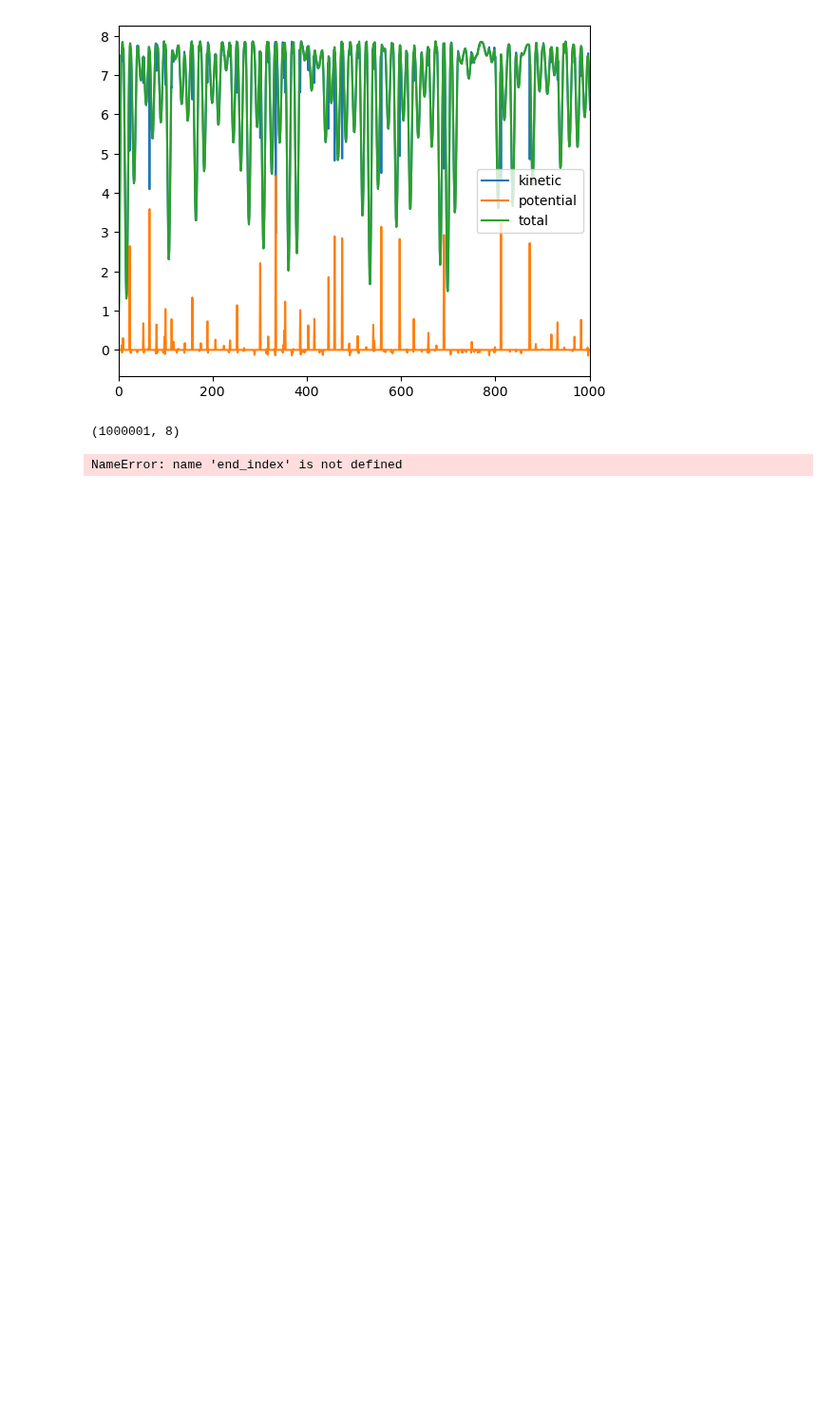
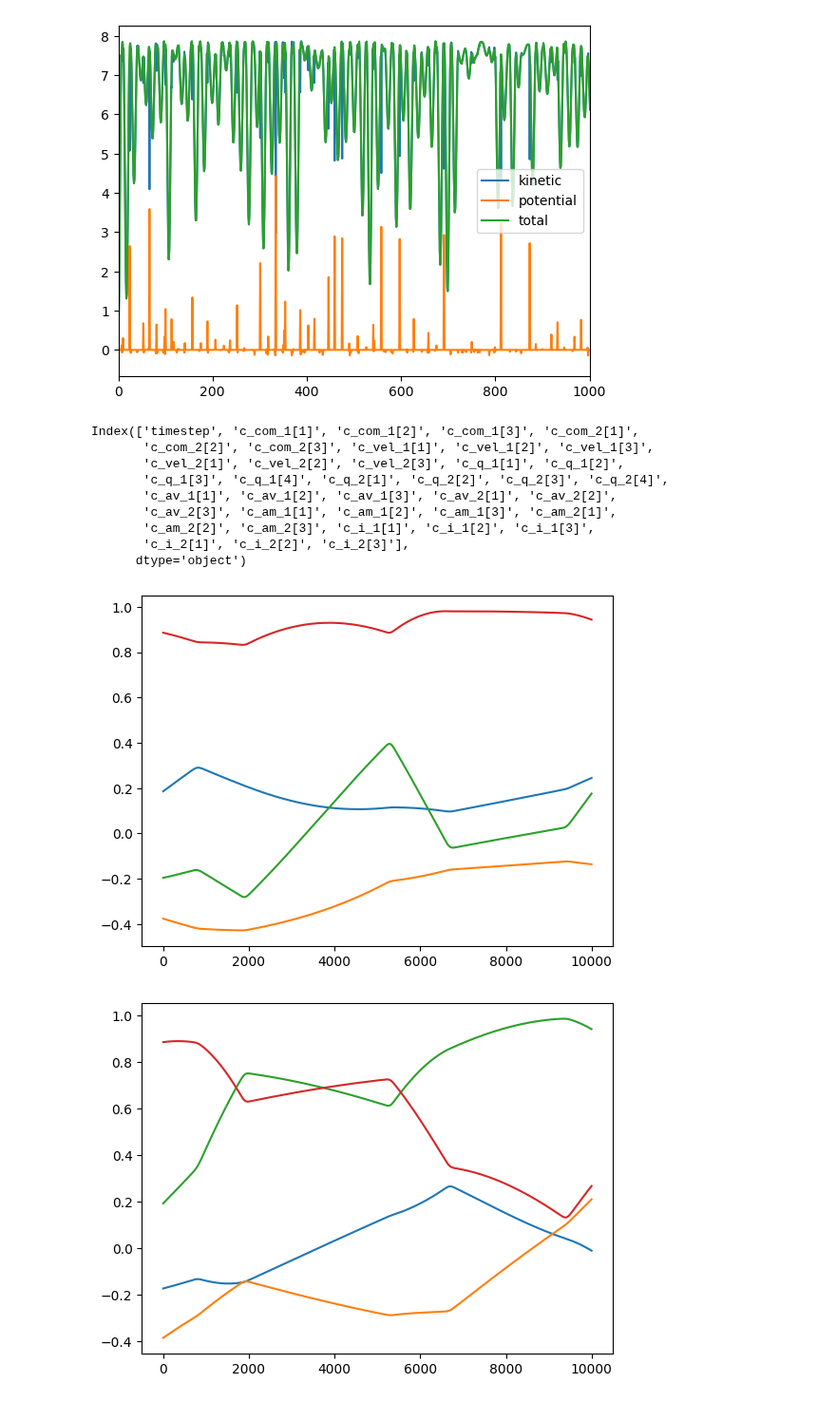
Before and after one commit to jakublala/coarsegrained-md-neural-ode, a Jupyter notebook: utils.ipynb, the cells around one changed output. Shown at 95% size. Drawn from its saved outputs; the diff is of its cells as text; code cells hidden in the pictures; blank space fills up the shorter version.

```diff
--- a/utils.ipynb
+++ b/utils.ipynb
@@ -301,36 +301,58 @@ Breaking - likely reached last line of sim log: ['Loop', 'time', 'of', '219.559'
 # %%
 import pandas as pd
 import matplotlib.pyplot as plt
 
 df = pd.read_csv('dataset/trajectories/thesis/NVE-temp-0.5_K-3.96851711369462_r-2_s-5-reduced_traj.csv')
+# df = pd.read_csv('dataset/smooth/NVE-temp-0.45_K-0.090702947845805_r-0_s-5-reduced_traj.csv')
 
-# print(df.columns)
+print(df.columns)
 # get centre of mass position and velocity
-com_pos = df.iloc[:, 1:7].values
-com_vel = df.iloc[:, 7:7+6].values
+# com_pos = df.iloc[:, 1:7].values
+# com_vel = df.iloc[:, 7:7+6].values
 
 quats = df.loc[:, ['c_q_1[1]', 'c_q_1[2]',
        'c_q_1[3]', 'c_q_1[4]', 'c_q_2[1]', 'c_q_2[2]', 'c_q_2[3]', 'c_q_2[4]']].values
+
+angvels = df.loc[:, ['c_av_1[1]', 'c_av_1[2]', 'c_av_1[3]', 'c_av_2[1]', 'c_av_2[2]', 'c_av_2[3]']].values
 
 # print(com_pos)
 # print(com_vel)
 
 # plt.plot(com_pos[:, 0])
 # plt.plot(com_pos[:, 1])
 # plt.plot(com_pos[:, 2])
-end_index = quats.shape[0] // 10
+end_index = quats.shape[0] // 100
 plt.plot(quats[:end_index, 0])
 plt.plot(quats[:end_index, 1])
 plt.plot(quats[:end_index, 2])
 plt.plot(quats[:end_index, 3])
 plt.show()
 
 
 plt.plot(quats[:end_index, 4])
 plt.plot(quats[:end_index, 5])
 plt.plot(quats[:end_index, 6])
 plt.plot(quats[:end_index, 7])
 plt.show()
+
+plt.plot(angvels[:end_index, 0])
+plt.plot(angvels[:end_index, 1])
+plt.plot(angvels[:end_index, 2])
+plt.show()
+
+plt.plot(angvels[:end_index, 3])
+plt.plot(angvels[:end_index, 4])
+plt.plot(angvels[:end_index, 5])
+plt.show()
 # %% [output]
-(1000001, 8)
+Index(['timestep', 'c_com_1[1]', 'c_com_1[2]', 'c_com_1[3]', 'c_com_2[1]',
+       'c_com_2[2]', 'c_com_2[3]', 'c_vel_1[1]', 'c_vel_1[2]', 'c_vel_1[3]',
+       'c_vel_2[1]', 'c_vel_2[2]', 'c_vel_2[3]', 'c_q_1[1]', 'c_q_1[2]',
+       'c_q_1[3]', 'c_q_1[4]', 'c_q_2[1]', 'c_q_2[2]', 'c_q_2[3]', 'c_q_2[4]',
+       'c_av_1[1]', 'c_av_1[2]', 'c_av_1[3]', 'c_av_2[1]', 'c_av_2[2]',
+       'c_av_2[3]', 'c_am_1[1]', 'c_am_1[2]', 'c_am_1[3]', 'c_am_2[1]',
+       'c_am_2[2]', 'c_am_2[3]', 'c_i_1[1]', 'c_i_1[2]', 'c_i_1[3]',
+       'c_i_2[1]', 'c_i_2[2]', 'c_i_2[3]'],
+      dtype='object')
-NameError: name 'end_index' is not defined
+[figure, added]
+[figure, added]
```
Also changed, not shown: parts of 3 cells of this notebook, 2 other files.
